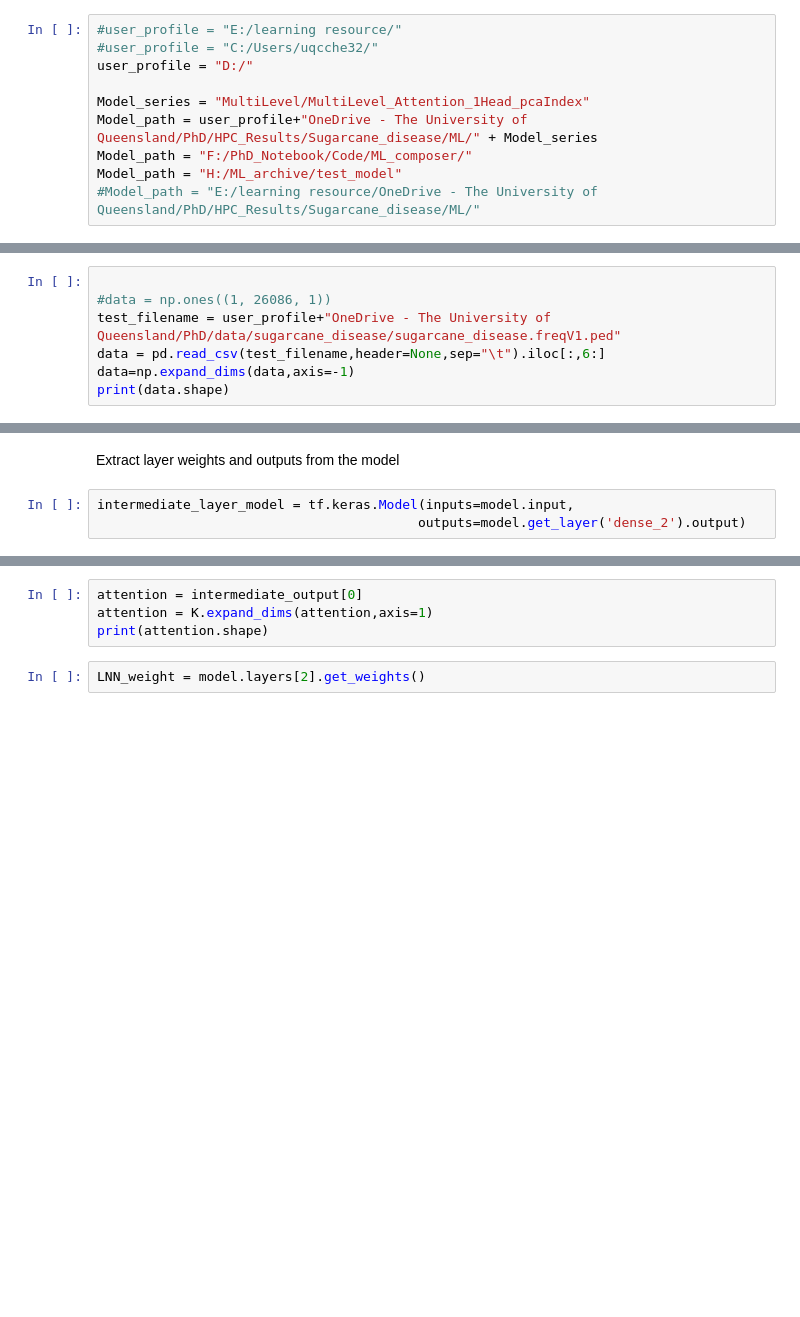
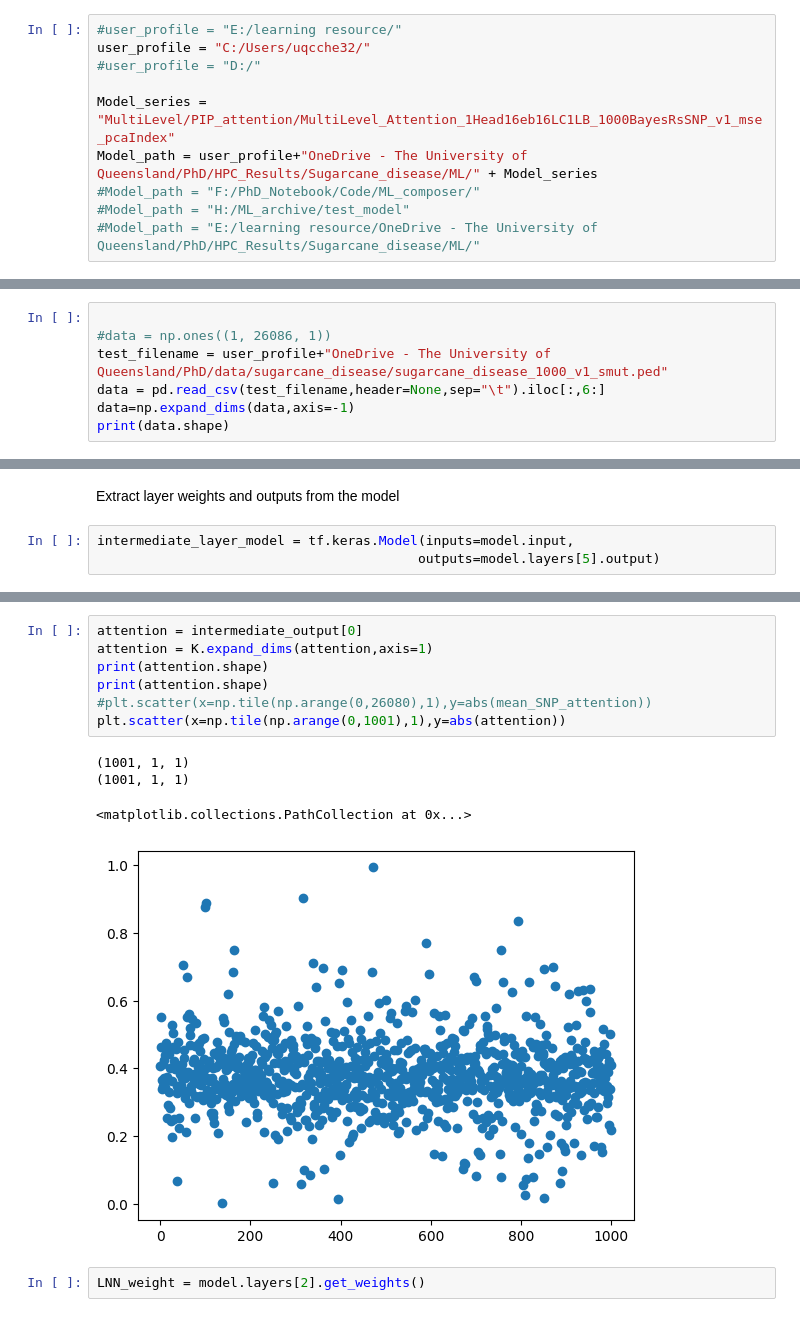
Before and after one commit to CCS-voidBird/PhD_Notebook, a Jupyter notebook: Code/ML_composer/Shap_Model_Interpretation.ipynb, the cells around one changed output, grey strips where cells are left out. Cells and saved outputs as stored; diff of their text form; blank space fills up the shorter version.

```diff
--- a/Code/ML_composer/Shap_Model_Interpretation.ipynb
+++ b/Code/ML_composer/Shap_Model_Interpretation.ipynb
@@ -13,13 +13,13 @@ Instructions for updating:
 Use `tf.config.run_functions_eagerly` instead of the experimental version.
 # %%
 #user_profile = "E:/learning resource/"
-#user_profile = "C:/Users/uqcche32/"
-user_profile = "D:/"
+user_profile = "C:/Users/uqcche32/"
+#user_profile = "D:/"
 
-Model_series = "MultiLevel/MultiLevel_Attention_1Head_pcaIndex"
+Model_series = "MultiLevel/PIP_attention/MultiLevel_Attention_1Head16eb16LC1LB_1000BayesRsSNP_v1_mse_pcaIndex"
 Model_path = user_profile+"OneDrive - The University of Queensland/PhD/HPC_Results/Sugarcane_disease/ML/" + Model_series
-Model_path = "F:/PhD_Notebook/Code/ML_composer/"
-Model_path = "H:/ML_archive/test_model"
+#Model_path = "F:/PhD_Notebook/Code/ML_composer/"
+#Model_path = "H:/ML_archive/test_model"
 #Model_path = "E:/learning resource/OneDrive - The University of Queensland/PhD/HPC_Results/Sugarcane_disease/ML/"
 # %%
 from keras import backend as K
@@ -72,7 +72,7 @@ A test variable of SNP array based on the freq of alleles.
 # %%
 
 #data = np.ones((1, 26086, 1))
-test_filename = user_profile+"OneDrive - The University of Queensland/PhD/data/sugarcane_disease/sugarcane_disease.freqV1.ped"
+test_filename = user_profile+"OneDrive - The University of Queensland/PhD/data/sugarcane_disease/sugarcane_disease_1000_v1_smut.ped"
 data = pd.read_csv(test_filename,header=None,sep="\t").iloc[:,6:]
 data=np.expand_dims(data,axis=-1)
 print(data.shape)
@@ -89,6 +95,6 @@ array([[5.1038203]], dtype=float32)
 Extract layer weights and outputs from the model
 # %%
 intermediate_layer_model = tf.keras.Model(inputs=model.input,
-                                         outputs=model.get_layer('dense_2').output)
+                                         outputs=model.layers[5].output)
 # %%
 intermediate_output = intermediate_layer_model.predict(data)
@@ -95,7 +103,15 @@ intermediate_output = intermediate_layer_model.predict(data)
 # %%
 attention = intermediate_output[0]
 attention = K.expand_dims(attention,axis=1)
 print(attention.shape)
+print(attention.shape)
+#plt.scatter(x=np.tile(np.arange(0,26080),1),y=abs(mean_SNP_attention))
+plt.scatter(x=np.tile(np.arange(0,1001),1),y=abs(attention))
+# %% [output]
+(1001, 1, 1)
+(1001, 1, 1)
+<matplotlib.collections.PathCollection at 0x...>
+[figure, added]
 # %%
 LNN_weight = model.layers[2].get_weights()
 # %%
```
Also changed, not shown: parts of 18 cells of this notebook.
